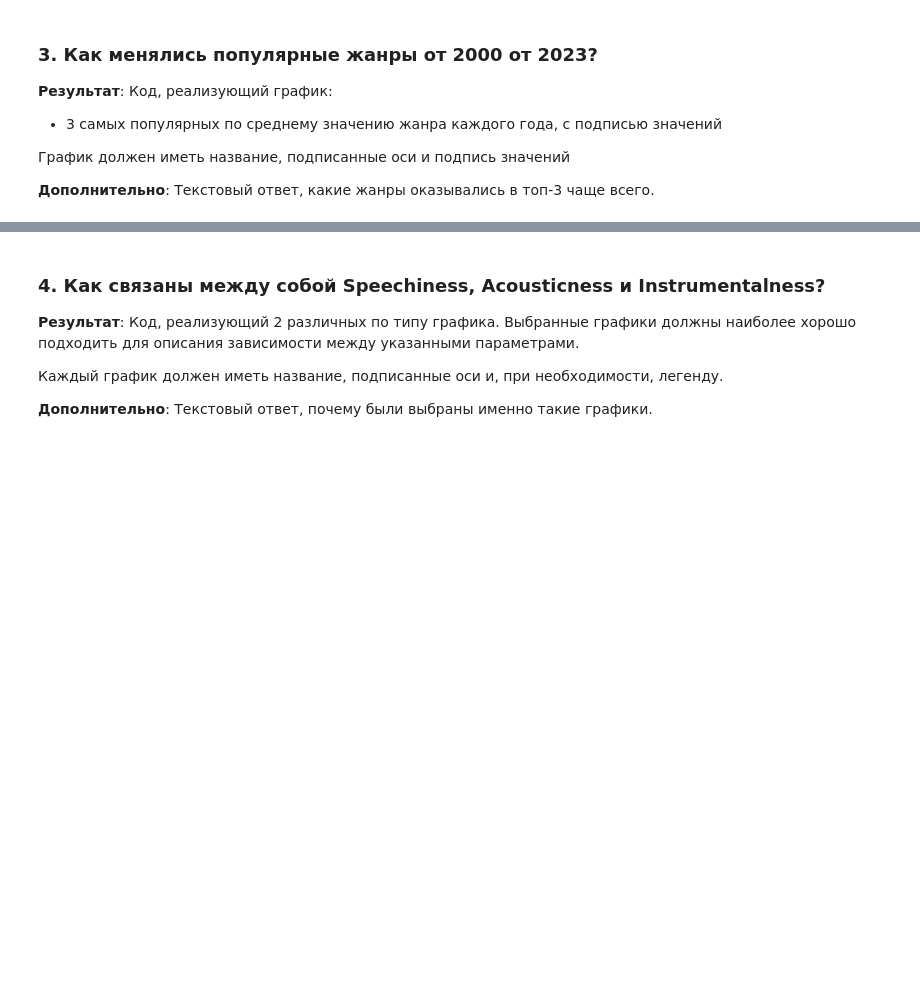
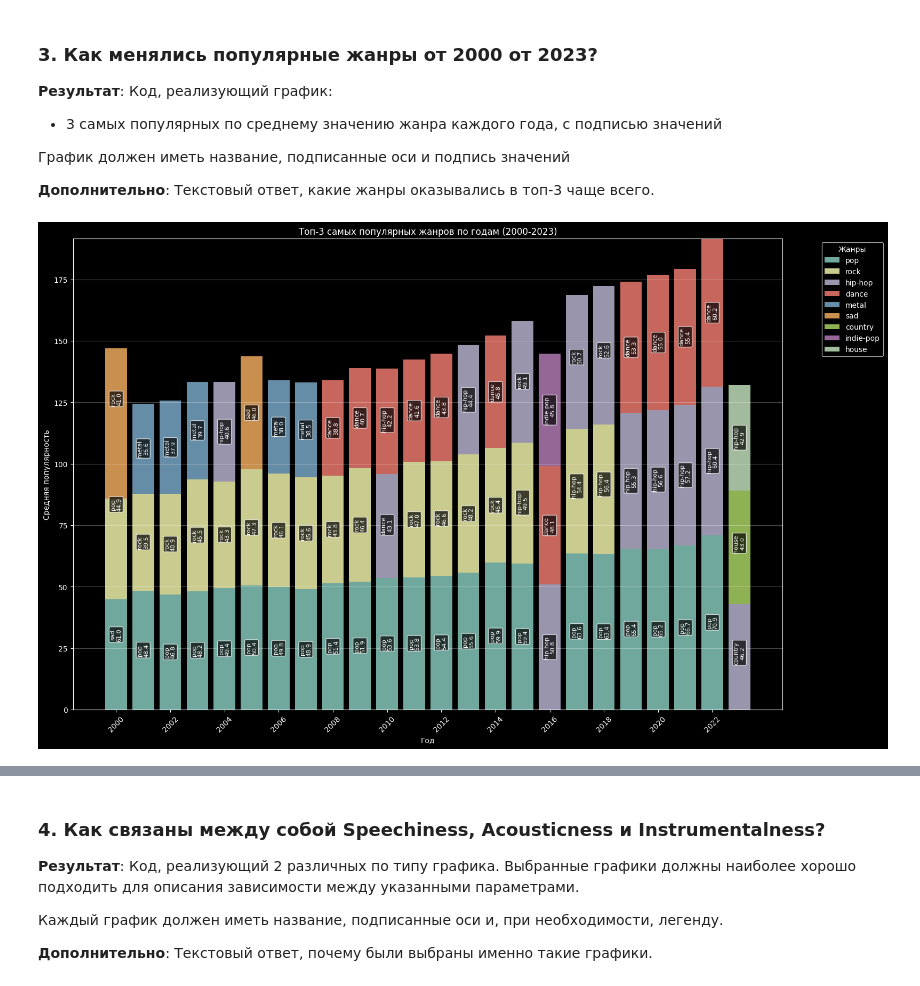
Before and after one commit to UmbrellaLeaf5/machine_learning, a Jupyter notebook: homeworks/hw0/hw0.ipynb, the cells around one changed output, grey strips where cells are left out. Cells and saved outputs as stored; diff of their text form; code cells hidden in the pictures; blank space fills up the shorter version.

```diff
--- a/homeworks/hw0/hw0.ipynb
+++ b/homeworks/hw0/hw0.ipynb
@@ -168,0 +361,13 @@ https://open.spotify.com/track/2Q5cMgzptSupzvvWtZTyVg
+# %%
+# tempo: должен быть положительным (BPM)
+
+tempo_invalid = df[df["tempo"] <= 0].shape[0]
+
+if tempo_invalid > 0:
+  # Заменяем отрицательные/нулевые значения медианой
+  median_tempo = df[df["tempo"] > 0]["tempo"].median()
+  df.loc[df["tempo"] <= 0, "tempo"] = median_tempo
+  print(f"tempo - {tempo_invalid} - Некорректные значения заменены на медиану")
+
+else:
+  print("Данные корректны")
@@ -217,4 +686,65 @@ _YOUR ANSWER HERE_
 
 **Дополнительно**: Текстовый ответ, какие жанры оказывались в топ-3 чаще всего.
 # %%
-# YOUR CODE HERE
+# 3. Как менялись популярные жанры от 2000 до 2023?
+
+# Вычисляем среднюю популярность по жанрам и годам
+genre_year_popularity = df.groupby(["year", "genre"])["popularity"].mean().reset_index()
+
+# Находим топ-3 жанра для каждого года
+top_genres_by_year = (
+  genre_year_popularity.sort_values(["year", "popularity"], ascending=[True, False])
+  .groupby("year")
+  .head(3)
+  .reset_index(drop=True)
+)
+
+# Создаем сводную таблицу для визуализации
+pivot_table = top_genres_by_year.pivot_table(
+  index="year", columns="genre", values="popularity"
+)
+
+plt.figure(figsize=(16, 10))
+
+# Создаем stacked bar chart
+years = pivot_table.index
+bottom_values = np.zeros(len(years))
+
+# Сортируем жанры по общей популярности за весь период
+genre_totals = pivot_table.sum().sort_values(ascending=False)
+top_overall_genres = genre_totals.head(10).index  # Берем топ-10 для читаемости
+
+for genre in top_overall_genres:
+  if genre in pivot_table.columns:
+    values = pivot_table[genre].fillna(0)
+    plt.bar(years, values, bottom=bottom_values, label=genre, alpha=0.8)
+    bottom_values += values
+
+# Добавляем подписи значений
+for year in years:
+  year_data = top_genres_by_year[top_genres_by_year["year"] == year]
+  y_pos = 0
+  for _, row in year_data.iterrows():
+    if row["genre"] in top_overall_genres:
+      plt.text(
+        year,
+        y_pos + row["popularity"] / 2,
+        f"{row['genre']}\n{row['popularity']:.1f}",
+        ha="center",
+        va="center",
+        fontsize=8,
+        rotation=90,
+        bbox=dict(boxstyle="round,pad=0.2", facecolor="black", alpha=0.7),
+      )
+      y_pos += row["popularity"]
+
+plt.xlabel("Год")
+plt.ylabel("Средняя популярность")
+plt.title("Топ-3 самых популярных жанров по годам (2000-2023)")
+plt.legend(title="Жанры", bbox_to_anchor=(1.05, 1), loc="upper left")
+plt.xticks(years[::2], rotation=45)
+plt.grid(True, alpha=0.3, axis="y")
+plt.tight_layout()
+plt.show()
+# %% [output]
+[figure, added]
```
Also changed, not shown: parts of 33 cells of this notebook.
